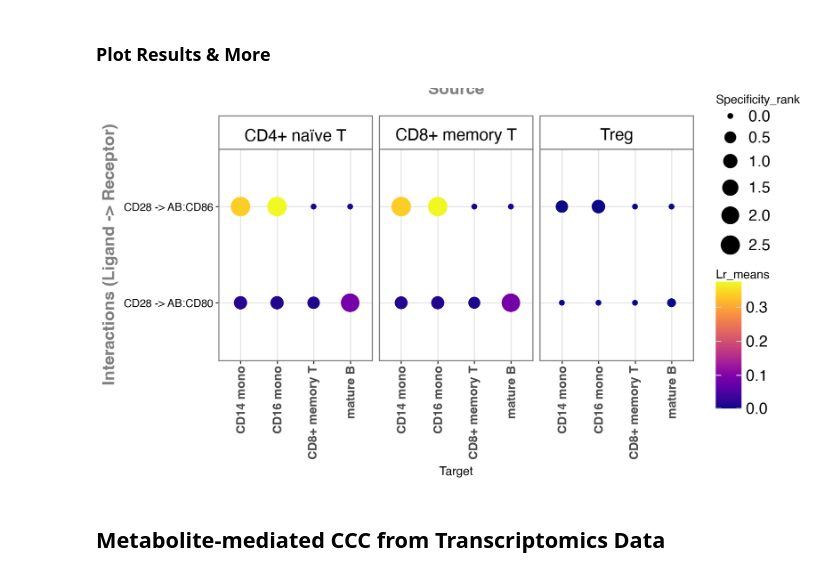
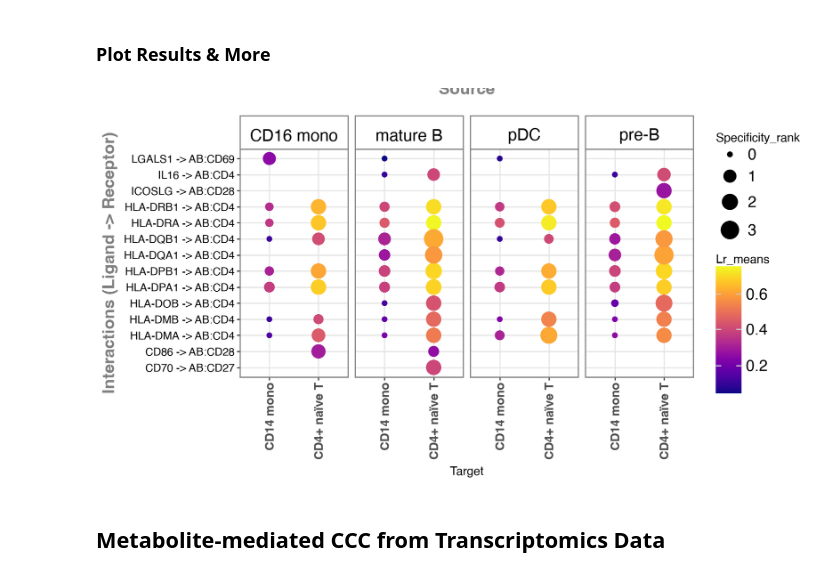
Before and after one commit to scverse/liana-tutorials, a Jupyter notebook: notebooks/sc_multi.ipynb, the cells around one changed output. Cells and saved outputs as stored; diff of their text form; code cells hidden in the pictures.

```diff
--- a/notebooks/sc_multi.ipynb
+++ b/notebooks/sc_multi.ipynb
@@ -126,18 +126,18 @@ A benchmark of different normalizations for CCC are pending and alternative norm
 # %%
 li.pl.dotplot(adata = mdata,
               colour='lr_means',
               size='specificity_rank',
               inverse_size=True, # we inverse sign since we want small p-values to have large sizes
-              source_labels=['CD4+ naïve T', 'NK', 'Treg', 'CD8+ memory T'],
-              target_labels=['CD14 mono', 'mature B', 'CD8+ memory T', 'CD16 mono'],
+              source_labels=['mature B', 'pre-B', 'CD16 mono', 'pDC'],
+              target_labels=['CD4+ naïve T', 'CD14 mono'],
               figure_size=(9, 5),
               # finally, since cpdbv2 suggests using a filter to FPs
               # we filter the pvals column to <= 0.05
               filter_fn=lambda x: x['cellphone_pvals'] <= 0.05,
               cmap='plasma'
              )
 # %% [output]
-[figure, old version]
+[figure, new version]
 # %% [markdown]
 ## Metabolite-mediated CCC from Transcriptomics Data
 # %% [markdown]
```
Also changed, not shown: parts of 6 cells of this notebook, 5 other files.
